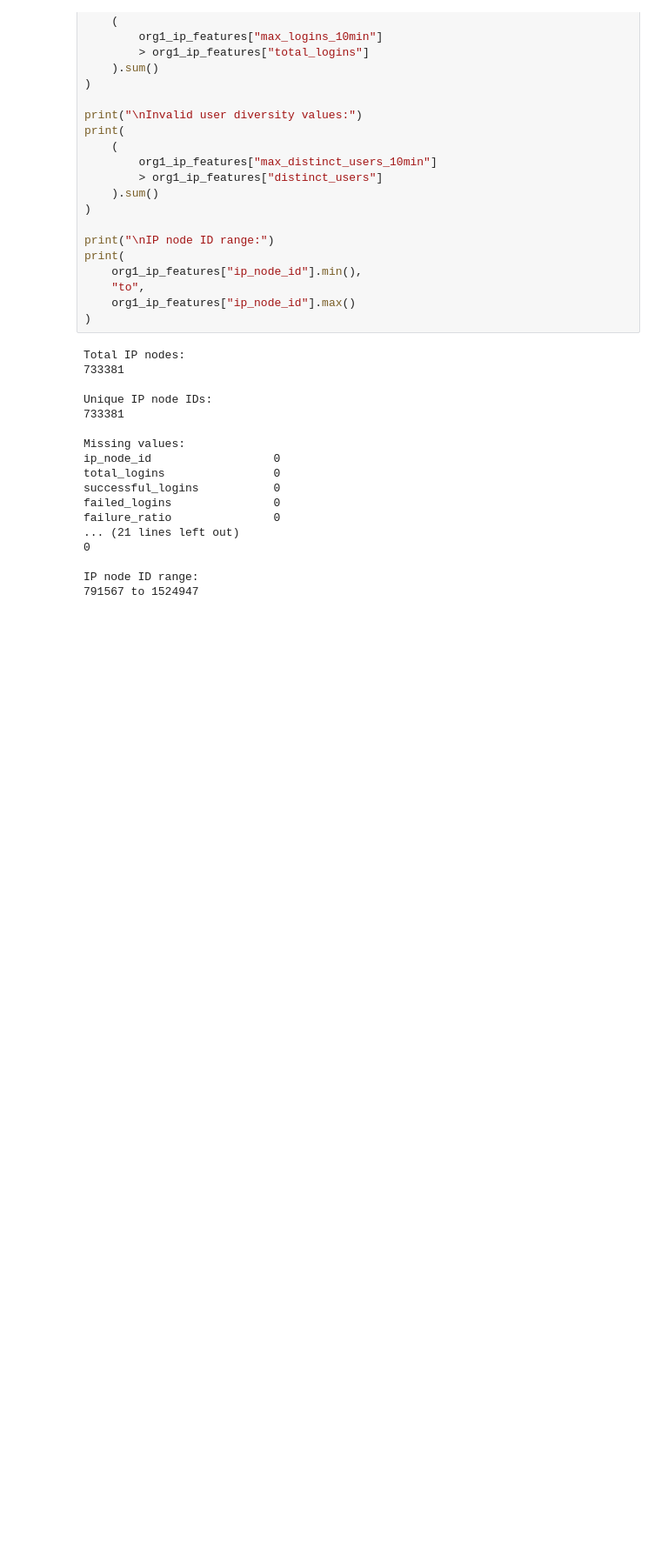
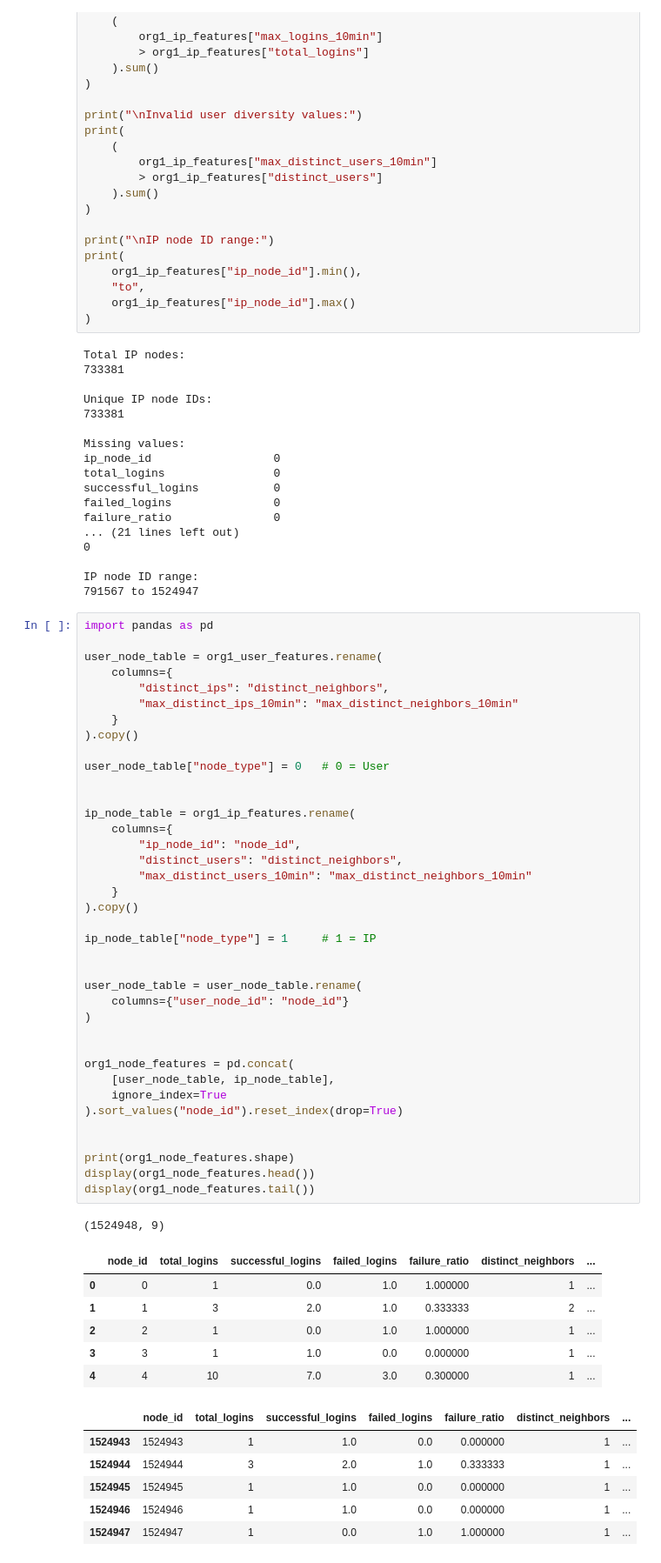
Before and after one commit to gulfatima-git/CredBlock-FL, a Jupyter notebook: notebooks/local_graph_construction.ipynb, the cells around one changed output. Shown at 87% size. Cells and saved outputs as stored; diff of their text form; blank space fills up the shorter version.

Commit message:
Combined Org1 Node Feature Table

```diff
--- a/notebooks/local_graph_construction.ipynb
+++ b/notebooks/local_graph_construction.ipynb
@@ -740,3 +740,55 @@ failure_ratio               0
 
 IP node ID range:
 791567 to 1524947
+# %%
+import pandas as pd
+
+user_node_table = org1_user_features.rename(
+    columns={
+        "distinct_ips": "distinct_neighbors",
+        "max_distinct_ips_10min": "max_distinct_neighbors_10min"
+    }
+).copy()
+
+user_node_table["node_type"] = 0   # 0 = User
+
+
+ip_node_table = org1_ip_features.rename(
+    columns={
+        "ip_node_id": "node_id",
+        "distinct_users": "distinct_neighbors",
+        "max_distinct_users_10min": "max_distinct_neighbors_10min"
+    }
+).copy()
+
+ip_node_table["node_type"] = 1     # 1 = IP
+
+
+user_node_table = user_node_table.rename(
+    columns={"user_node_id": "node_id"}
+)
+
+
+org1_node_features = pd.concat(
+    [user_node_table, ip_node_table],
+    ignore_index=True
+).sort_values("node_id").reset_index(drop=True)
+
+
+print(org1_node_features.shape)
+display(org1_node_features.head())
+display(org1_node_features.tail())
+# %% [output]
+(1524948, 9)
+|  | node_id | total_logins | successful_logins | failed_logins | failure_ratio | distinct_neighbors | ... |
+| 0 | 0 | 1 | 0.0 | 1.0 | 1.000000 | 1 | ... |
+| 1 | 1 | 3 | 2.0 | 1.0 | 0.333333 | 2 | ... |
+| 2 | 2 | 1 | 0.0 | 1.0 | 1.000000 | 1 | ... |
+| 3 | 3 | 1 | 1.0 | 0.0 | 0.000000 | 1 | ... |
+| 4 | 4 | 10 | 7.0 | 3.0 | 0.300000 | 1 | ... |
+|  | node_id | total_logins | successful_logins | failed_logins | failure_ratio | distinct_neighbors | ... |
+| 1524943 | 1524943 | 1 | 1.0 | 0.0 | 0.000000 | 1 | ... |
+| 1524944 | 1524944 | 3 | 2.0 | 1.0 | 0.333333 | 1 | ... |
+| 1524945 | 1524945 | 1 | 1.0 | 0.0 | 0.000000 | 1 | ... |
+| 1524946 | 1524946 | 1 | 1.0 | 0.0 | 0.000000 | 1 | ... |
+| 1524947 | 1524947 | 1 | 0.0 | 1.0 | 1.000000 | 1 | ... |
```
Also changed, not shown: parts of 1 cell of this notebook.
